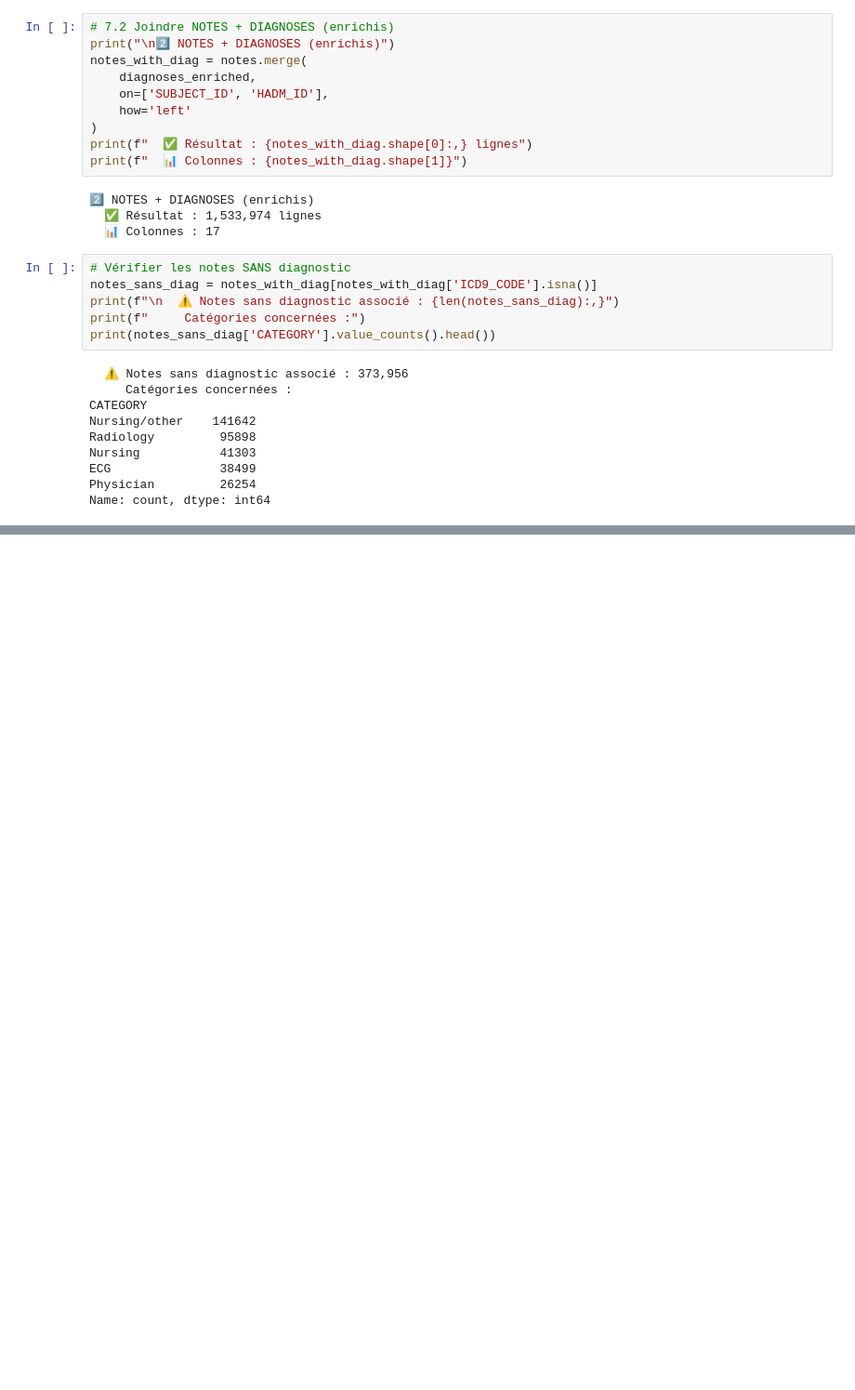
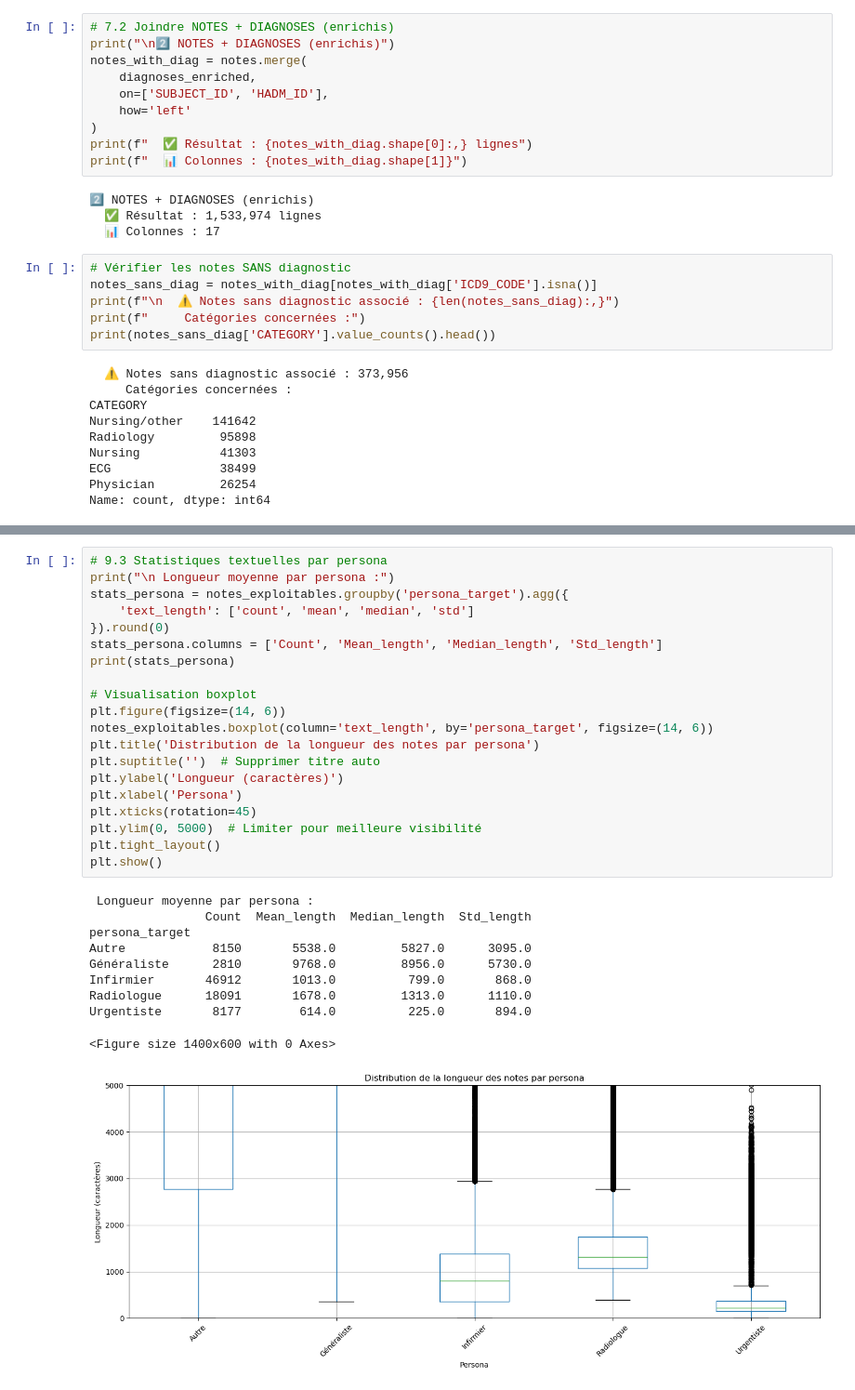
Before and after one commit to inesines02/m-dic-AIde, a Jupyter notebook: notebooks/01_data_exploration.ipynb, the cells around one changed output, grey strips where cells are left out. Shown at 93% size. Saved outputs shown, nothing was run; the diff lists cells and outputs as text; blank space fills up the shorter version.

```diff
--- a/notebooks/01_data_exploration.ipynb
+++ b/notebooks/01_data_exploration.ipynb
@@ -523,0 +663,31 @@ display(complete_data[['SUBJECT_ID', 'CATEGORY', 'ICD9_CODE', 'SHORT_TITLE', 'TE
+# %%
+# 9.3 Statistiques textuelles par persona
+print("\n Longueur moyenne par persona :")
+stats_persona = notes_exploitables.groupby('persona_target').agg({
+    'text_length': ['count', 'mean', 'median', 'std']
+}).round(0)
+stats_persona.columns = ['Count', 'Mean_length', 'Median_length', 'Std_length']
+print(stats_persona)
+
+# Visualisation boxplot
+plt.figure(figsize=(14, 6))
+notes_exploitables.boxplot(column='text_length', by='persona_target', figsize=(14, 6))
+plt.title('Distribution de la longueur des notes par persona')
+plt.suptitle('')  # Supprimer titre auto
+plt.ylabel('Longueur (caractères)')
+plt.xlabel('Persona')
+plt.xticks(rotation=45)
+plt.ylim(0, 5000)  # Limiter pour meilleure visibilité
+plt.tight_layout()
+plt.show()
+# %% [output]
+ Longueur moyenne par persona :
+                Count  Mean_length  Median_length  Std_length
+persona_target
+Autre            8150       5538.0         5827.0      3095.0
+Généraliste      2810       9768.0         8956.0      5730.0
+Infirmier       46912       1013.0          799.0       868.0
+Radiologue      18091       1678.0         1313.0      1110.0
+Urgentiste       8177        614.0          225.0       894.0
+<Figure size 1400x600 with 0 Axes>
+[figure, added]
```
Also changed, not shown: parts of 28 cells of this notebook.
